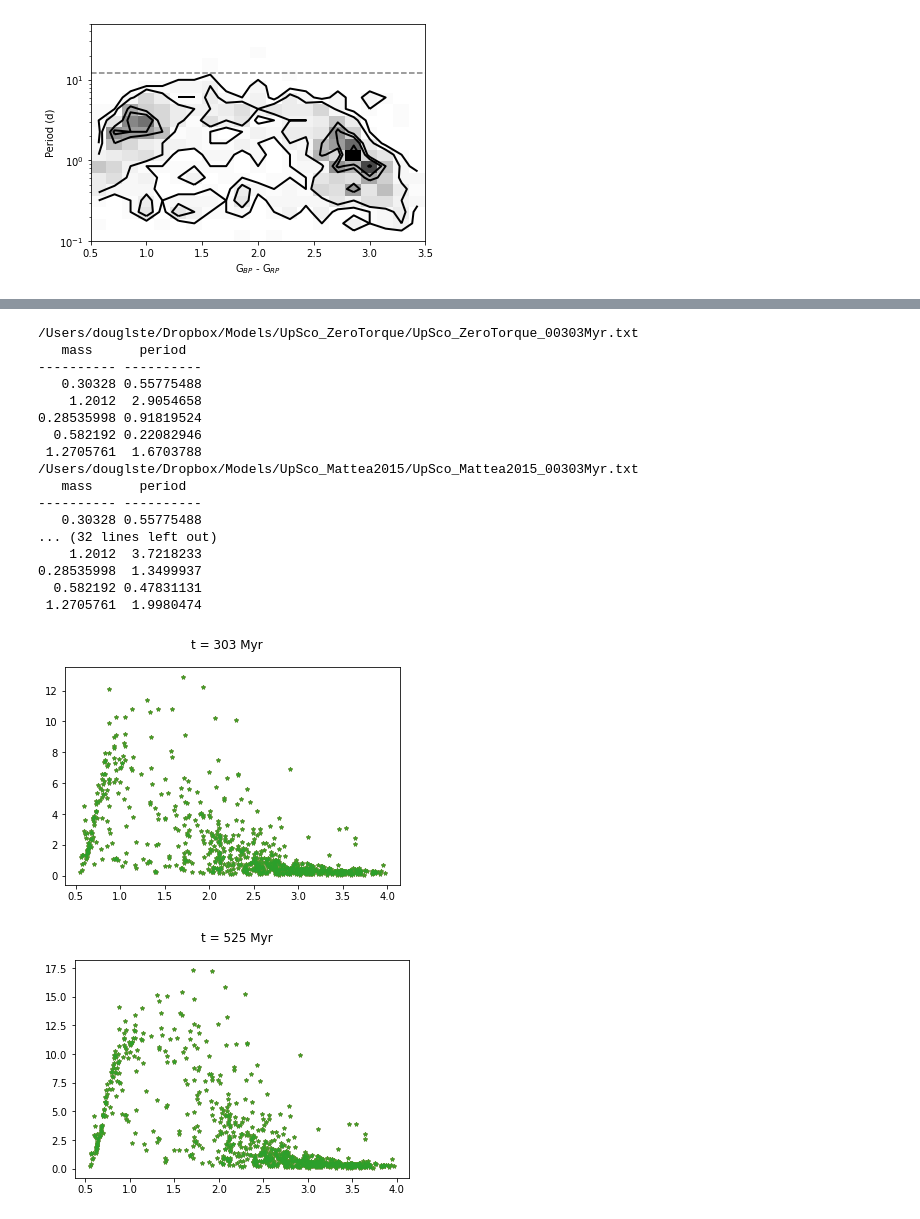
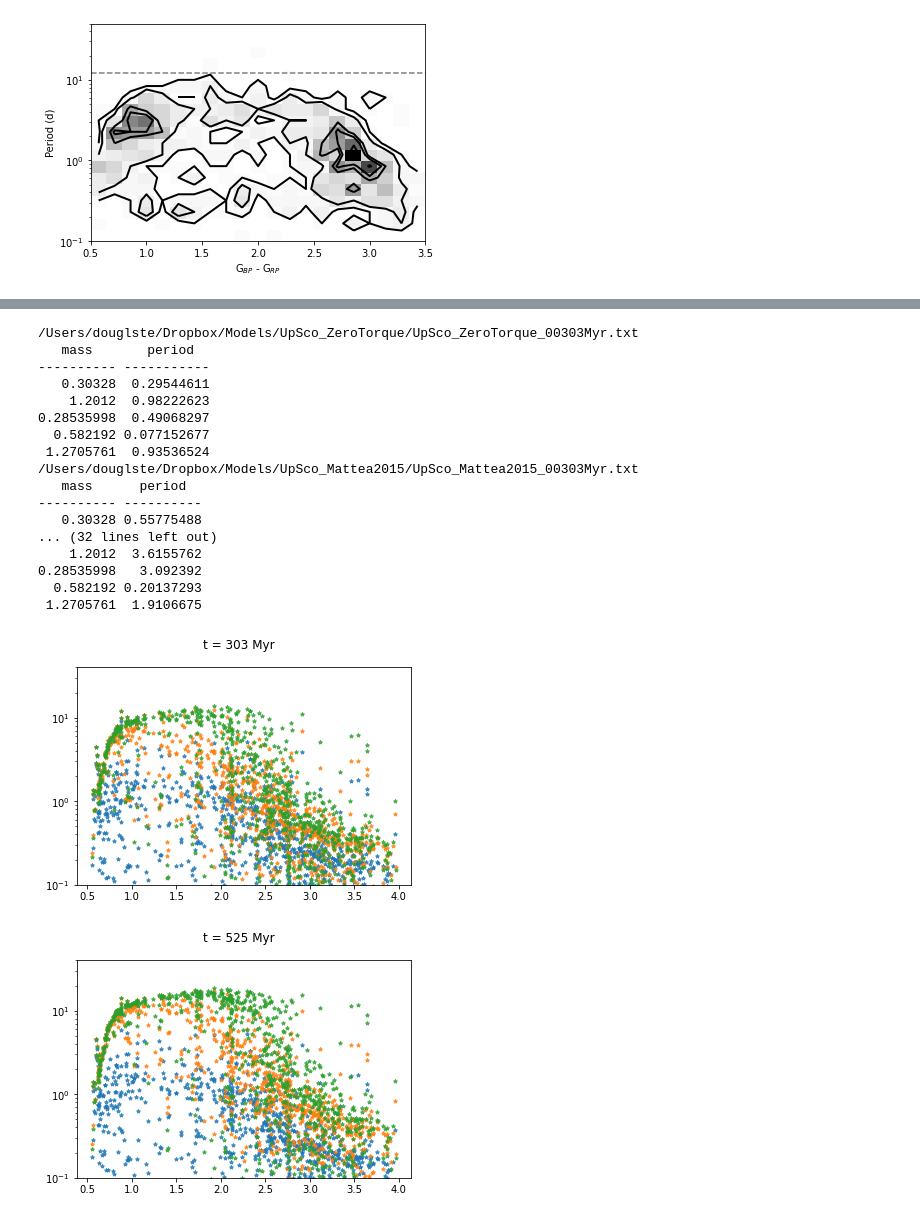
Before and after one commit to stephtdouglas/TESS_young, a Jupyter notebook: plot_models.ipynb, the cells around one changed output, grey strips where cells are left out. Saved outputs shown, nothing was run; the diff lists cells and outputs as text; code cells hidden in the pictures.

Commit message:
more model plots with USco

```diff
--- a/plot_models.ipynb
+++ b/plot_models.ipynb
@@ -54,35 +54,37 @@ for age in [30,40,50,60,70]:
 # %%
 for age in [303,525]:
     plt.figure()
     ax = plt.subplot(111)
 #     plt.figure(figsize=(15,4))
     for i, model in enumerate(["ZeroTorque","Mattea2015","Mattea2022"]):
         modfile = os.path.join(mod_dir,f"UpSco_{model}/UpSco_{model}_{age:05d}Myr.txt")
         print(modfile)
         mod = at.read(modfile,names=["mass","period"])
         print(mod[:5])
 #         _ = plot_periodcolor_histogram(clean_limit=0,to_plot_indiv=False,ax=ax)
         mod_bprp = mass_to_bp_rp(mod["mass"])
         ax.plot(mod_bprp,mod["period"],'*',ms=4,alpha=0.75,label=model)
 #         ax.set_title(model)
+    ax.set_ylim(0.1,40)
+    ax.set_yscale("log")
     plt.suptitle(f"t = {age} Myr")
 # %% [output]
 /Users/douglste/Dropbox/Models/UpSco_ZeroTorque/UpSco_ZeroTorque_00303Myr.txt
-   mass      period
----------- ----------
-   0.30328 0.55775488
-    1.2012  2.9054658
-0.28535998 0.91819524
-  0.582192 0.22082946
- 1.2705761  1.6703788
+   mass       period
+---------- -----------
+   0.30328  0.29544611
+    1.2012  0.98222623
+0.28535998  0.49068297
+  0.582192 0.077152677
+ 1.2705761  0.93536524
 /Users/douglste/Dropbox/Models/UpSco_Mattea2015/UpSco_Mattea2015_00303Myr.txt
    mass      period
 ---------- ----------
    0.30328 0.55775488
 ... (32 lines left out)
-    1.2012  3.7218233
-0.28535998  1.3499937
-  0.582192 0.47831131
- 1.2705761  1.9980474
+    1.2012  3.6155762
+0.28535998   3.092392
+  0.582192 0.20137293
+ 1.2705761  1.9106675
-[figure, old version]
+[figure, new version]
-[figure, old version]
+[figure, new version]
```
Also changed, not shown: parts of 1 cell of this notebook, 1 other file.
